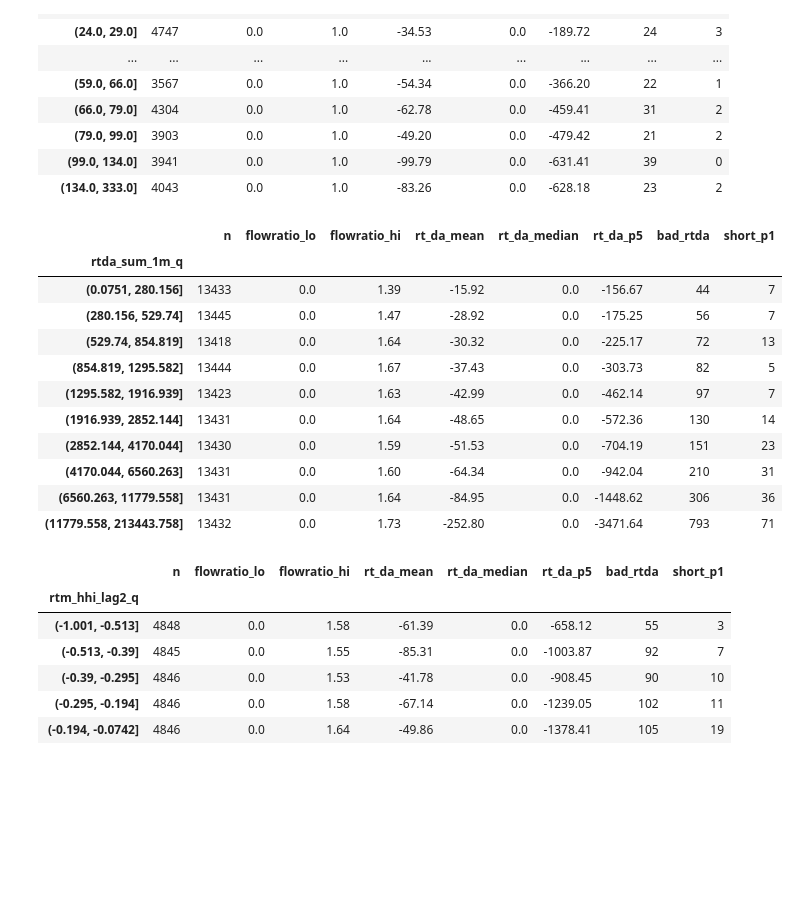
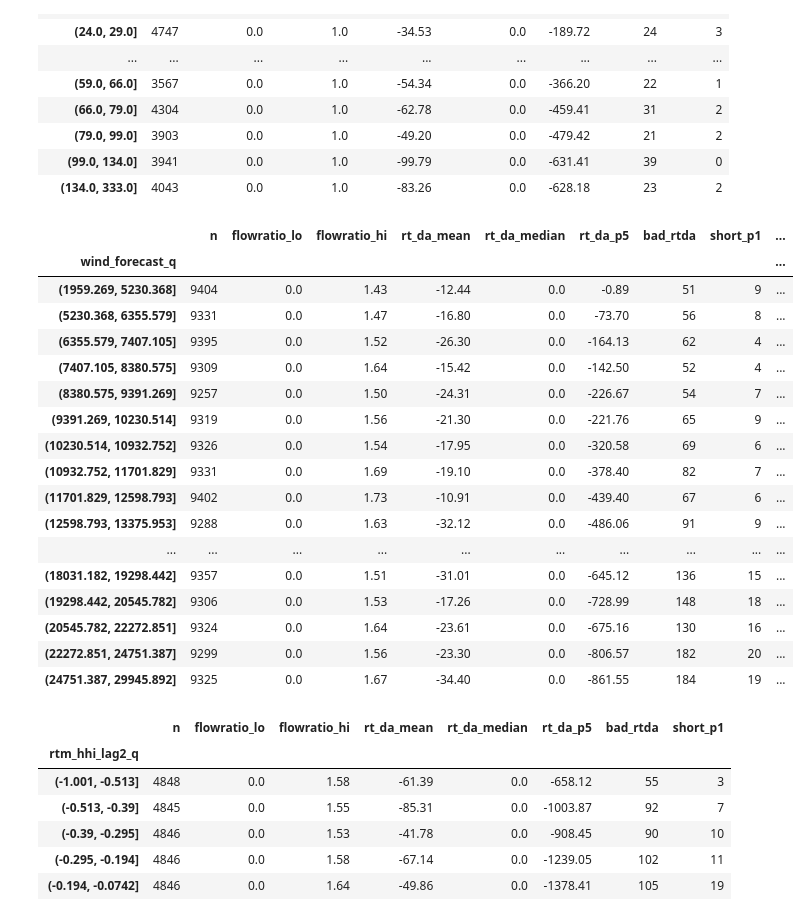
Before and after one commit to qingcheng-rgb/Qingcheng, a Jupyter notebook: QCTest/constraint_family_exposure_risk/SPP_risk_cut_analysis_new.ipynb, the cells around one changed output. Drawn from its saved outputs; the diff is of its cells as text; code cells hidden in the pictures; blank space fills up the shorter version.

```diff
--- a/QCTest/constraint_family_exposure_risk/SPP_risk_cut_analysis_new.ipynb
+++ b/QCTest/constraint_family_exposure_risk/SPP_risk_cut_analysis_new.ipynb
@@ -1490,32 +1490,39 @@ display(bucket)
 # %%
 train_df_filter_temp = train_df_filter
 # 10 equal-count FlowRatio buckets
-train_df_filter['rtda_sum_1m_abs'] = train_df_filter['rtda_sum_1m'].abs()
-train_df_filter_temp['rtda_sum_1m_q'] = pd.qcut(train_df_filter_temp['rtda_sum_1m_abs'], q=10, duplicates='drop')
+train_df_filter_temp['wind_forecast_q'] = pd.qcut(train_df_filter_temp['wind_forecast'], q=20, duplicates='drop')
 
-bucket = (train_df_filter_temp.groupby('rtda_sum_1m_q', observed=True)
+bucket = (train_df_filter_temp.groupby('wind_forecast_q', observed=True)
             .agg(n            = ('rt_da', 'size'),
                  flowratio_lo = ('FlowRatio', 'min'),
                  flowratio_hi = ('FlowRatio', 'max'),
                  rt_da_mean   = ('rt_da', 'mean'),
                  rt_da_median = ('rt_da', 'median'),
                  rt_da_p5     = ('rt_da', lambda s: s.quantile(0.05)),
                  bad_rtda = ('bad_rtda','sum'),short_p1 = ('bad_shortprofit','sum'))
             .round(2))
+bucket['ratio']      = bucket['bad_rtda'] / bucket['n']
+bucket['p0p1_share'] = (bucket['short_p1'] / bucket['n']).round(3)
 display(bucket)
 # %% [output]
-|  | n | flowratio_lo | flowratio_hi | rt_da_mean | rt_da_median | rt_da_p5 | bad_rtda | short_p1 |
-| rtda_sum_1m_q |  |  |  |  |  |  |  |  |
-| (0.0751, 280.156] | 13433 | 0.0 | 1.39 | -15.92 | 0.0 | -156.67 | 44 | 7 |
-| (280.156, 529.74] | 13445 | 0.0 | 1.47 | -28.92 | 0.0 | -175.25 | 56 | 7 |
-| (529.74, 854.819] | 13418 | 0.0 | 1.64 | -30.32 | 0.0 | -225.17 | 72 | 13 |
-| (854.819, 1295.582] | 13444 | 0.0 | 1.67 | -37.43 | 0.0 | -303.73 | 82 | 5 |
-| (1295.582, 1916.939] | 13423 | 0.0 | 1.63 | -42.99 | 0.0 | -462.14 | 97 | 7 |
-| (1916.939, 2852.144] | 13431 | 0.0 | 1.64 | -48.65 | 0.0 | -572.36 | 130 | 14 |
-| (2852.144, 4170.044] | 13430 | 0.0 | 1.59 | -51.53 | 0.0 | -704.19 | 151 | 23 |
-| (4170.044, 6560.263] | 13431 | 0.0 | 1.60 | -64.34 | 0.0 | -942.04 | 210 | 31 |
-| (6560.263, 11779.558] | 13431 | 0.0 | 1.64 | -84.95 | 0.0 | -1448.62 | 306 | 36 |
-| (11779.558, 213443.758] | 13432 | 0.0 | 1.73 | -252.80 | 0.0 | -3471.64 | 793 | 71 |
+|  | n | flowratio_lo | flowratio_hi | rt_da_mean | rt_da_median | rt_da_p5 | bad_rtda | short_p1 | ... |
+| wind_forecast_q |  |  |  |  |  |  |  |  | ... |
+| (1959.269, 5230.368] | 9404 | 0.0 | 1.43 | -12.44 | 0.0 | -0.89 | 51 | 9 | ... |
+| (5230.368, 6355.579] | 9331 | 0.0 | 1.47 | -16.80 | 0.0 | -73.70 | 56 | 8 | ... |
+| (6355.579, 7407.105] | 9395 | 0.0 | 1.52 | -26.30 | 0.0 | -164.13 | 62 | 4 | ... |
+| (7407.105, 8380.575] | 9309 | 0.0 | 1.64 | -15.42 | 0.0 | -142.50 | 52 | 4 | ... |
+| (8380.575, 9391.269] | 9257 | 0.0 | 1.50 | -24.31 | 0.0 | -226.67 | 54 | 7 | ... |
+| (9391.269, 10230.514] | 9319 | 0.0 | 1.56 | -21.30 | 0.0 | -221.76 | 65 | 9 | ... |
+| (10230.514, 10932.752] | 9326 | 0.0 | 1.54 | -17.95 | 0.0 | -320.58 | 69 | 6 | ... |
+| (10932.752, 11701.829] | 9331 | 0.0 | 1.69 | -19.10 | 0.0 | -378.40 | 82 | 7 | ... |
+| (11701.829, 12598.793] | 9402 | 0.0 | 1.73 | -10.91 | 0.0 | -439.40 | 67 | 6 | ... |
+| (12598.793, 13375.953] | 9288 | 0.0 | 1.63 | -32.12 | 0.0 | -486.06 | 91 | 9 | ... |
+| ... | ... | ... | ... | ... | ... | ... | ... | ... | ... |
+| (18031.182, 19298.442] | 9357 | 0.0 | 1.51 | -31.01 | 0.0 | -645.12 | 136 | 15 | ... |
+| (19298.442, 20545.782] | 9306 | 0.0 | 1.53 | -17.26 | 0.0 | -728.99 | 148 | 18 | ... |
+| (20545.782, 22272.851] | 9324 | 0.0 | 1.64 | -23.61 | 0.0 | -675.16 | 130 | 16 | ... |
+| (22272.851, 24751.387] | 9299 | 0.0 | 1.56 | -23.30 | 0.0 | -806.57 | 182 | 20 | ... |
+| (24751.387, 29945.892] | 9325 | 0.0 | 1.67 | -34.40 | 0.0 | -861.55 | 184 | 19 | ... |
 # %%
 train_df_filter_temp = train_df_filter
 # 10 equal-count FlowRatio buckets
```
Also changed, not shown: parts of 31 cells of this notebook, 37 other files.
